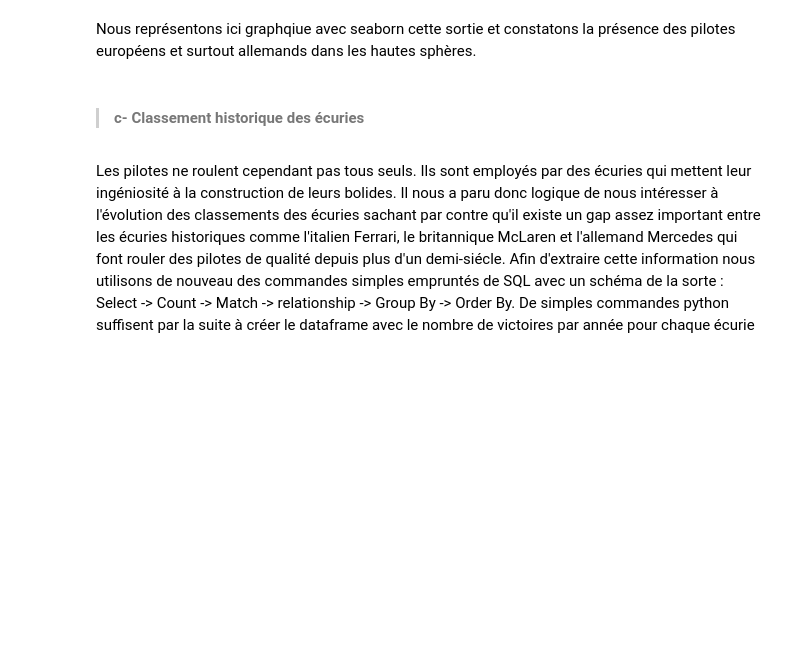
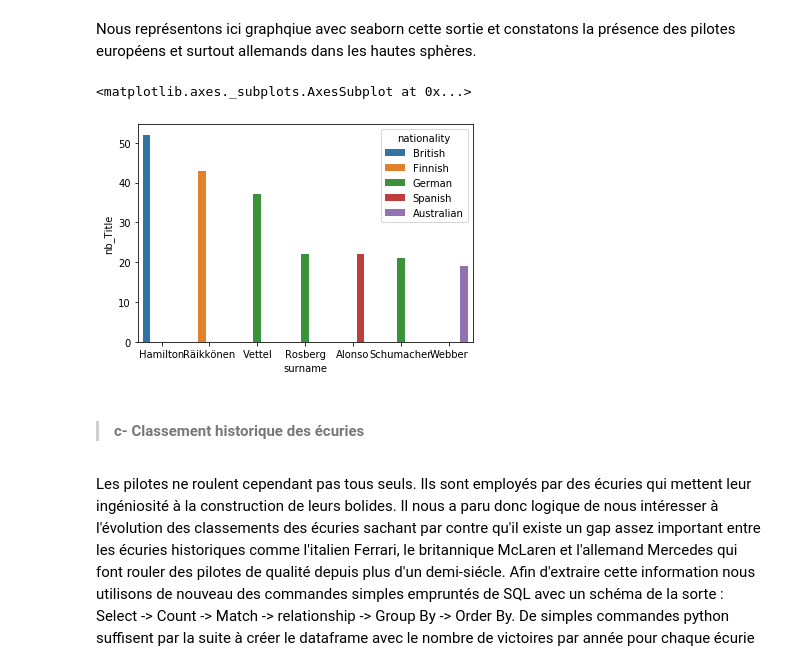
Before and after one commit to sow-ibrahima/OrientDB_VS_Neo4J, a Jupyter notebook: Main_notebook.ipynb, the cells around one changed output. Cells and saved outputs as stored; diff of their text form; code cells hidden in the pictures; blank space fills up the shorter version.

```diff
--- a/Main_notebook.ipynb
+++ b/Main_notebook.ipynb
@@ -779,9 +869,9 @@ orient_time
 # %% [markdown]
 D'après Wikipédia 213 pilotes de F1 sont déjà monté sur le podium des championnats du monde. Nous cherchons à travers la requête suivante quels  pilotes ont été les plus titrés. Pour cela nous basons notre classement sur le champ rank de la table Results. N'ayant aucune autre précision de la part du fournisseur du dataset, nous supposons qu'il s'agit du rang par course (à distinguer de position qui pour nous correspond aux positions de départ appelé dans le jargon de la F1 la "Pole Position"). Nous utilisons ici pour pyorient l'alternative de command() que constitue query() et limitons nos résultats au top 7. La commande SQL correspondante est assez intuitive. Nous utilisons les relations qui existent entre noeuds pour obtenir cette donnée.
 # %%
-top7 = client.query("SELECT d.surname d.forename as forename,  as surname,, d.nationality as nationality, count(r) as nb_Title"
-                    "FROM (MATCH {class: Drivers, as: d}-d_results-{class: Results, as: r,WHERE :(rank=1)} Return d, r)"
-                    "GROUP BY d.forename ORDER BY nb_Title desc LIMIT 7")
+top7 = client.command("SELECT d.surname as surname, d.forename as forename,  d.nationality as nationality, count(r) as nb_Title "
+                    " FROM (MATCH {class: Drivers, as: d}-d_results-{class: Results, as: r,WHERE :(rank=1)} Return d, r) "
+                    " GROUP BY d.forename ORDER BY nb_Title desc LIMIT 7")
 values_dict = []
 keys_dict = []
 pilots_list = []
@@ -793,5 +883,4 @@ for i in range(len(top7)):
 
 keys_dict = list(pilots_list[2]["_OrientRecord__o_storage"].keys())
 df.columns = keys_dict
-end2 = tm.time()
 df.head()
@@ -809,18 +919,9 @@ list(graph_db.run("Match (p:drivers)-[:`d_results`]-(res:Result {rank:'1'}) Retu
 Nous représentons ici graphqiue avec seaborn cette sortie et constatons la présence des pilotes européens et surtout allemands dans les hautes sphères.
 # %%
 sns.barplot(x="surname", y="nb_Title", hue="nationality", data=df)
-from IPython.core.display import HTML as Center
-init_notebook_mode(connected=True)
-
-display(HTML("""
-<style>
-.output {
-    display: flex;
-    align-items: center;
-    text-align: center;
-}
-</style>
-"""))
+# %% [output]
+<matplotlib.axes._subplots.AxesSubplot at 0x...>
+[figure, added]
 # %% [markdown]
   > #### c- Classement historique des écuries
 # %% [markdown]
```
Also changed, not shown: parts of 83 cells of this notebook.
